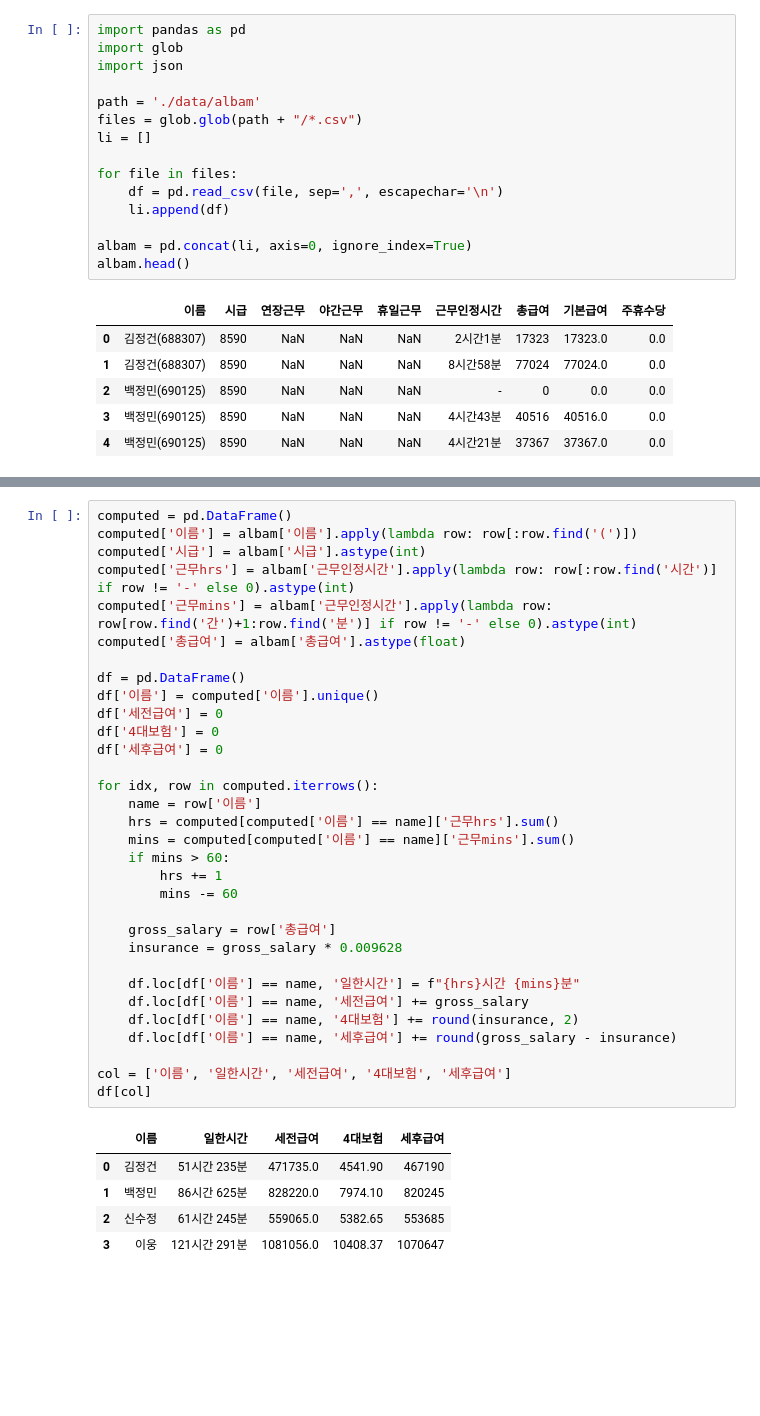
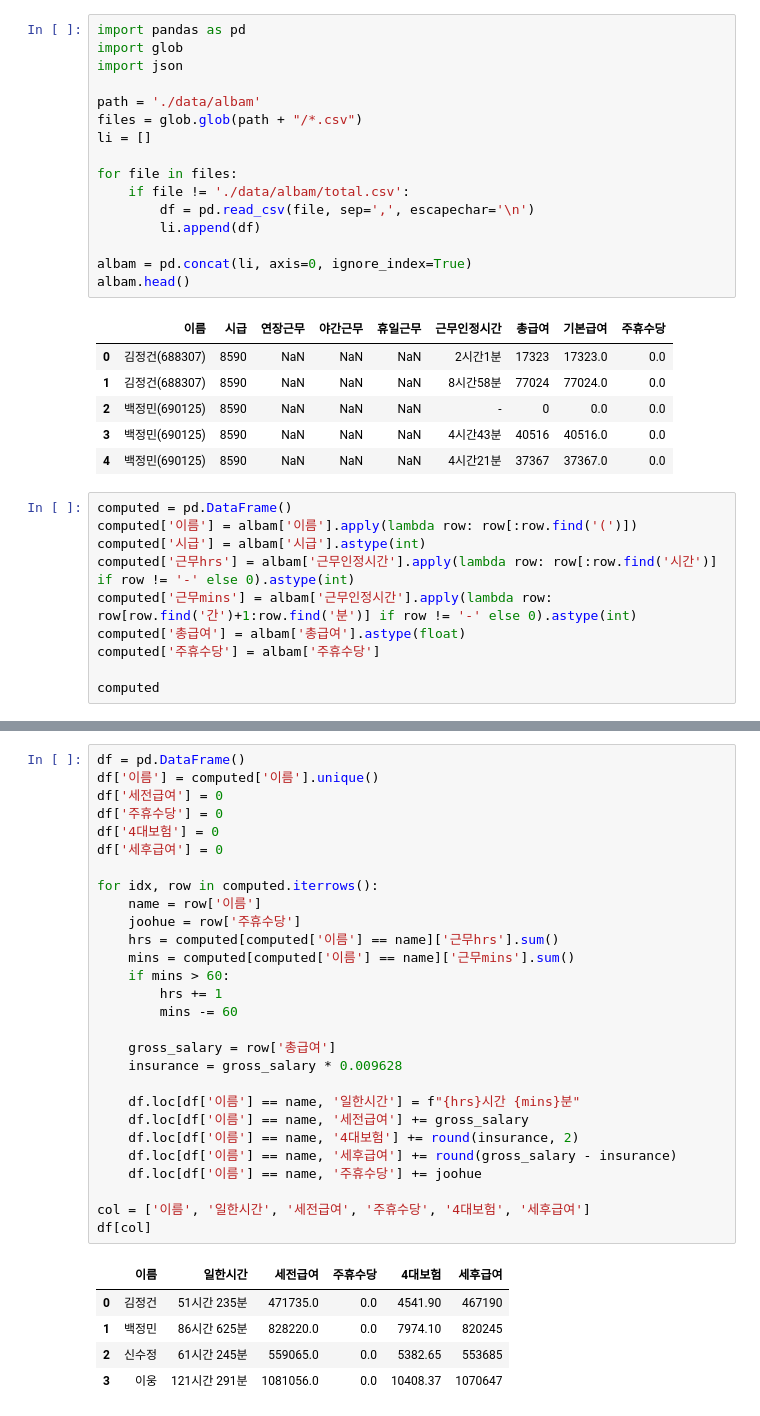
Before and after one commit to imeugeneco/food-delivery, a Jupyter notebook: albam데이터처리.ipynb, the cells around one changed output, grey strips where cells are left out. Cells and saved outputs as stored; diff of their text form; blank space fills up the shorter version.

```diff
--- a/albam데이터처리.ipynb
+++ b/albam데이터처리.ipynb
@@ -8,8 +8,9 @@ files = glob.glob(path + "/*.csv")
 li = []
 
 for file in files:
-    df = pd.read_csv(file, sep=',', escapechar='\n')
-    li.append(df)
+    if file != './data/albam/total.csv':
+        df = pd.read_csv(file, sep=',', escapechar='\n')
+        li.append(df)
 
 albam = pd.concat(li, axis=0, ignore_index=True)
 albam.head()
@@ -20,3 +21,13 @@ albam.head()
 | 2 | 백정민(690125) | 8590 | NaN | NaN | NaN | - | 0 | 0.0 | 0.0 |
 | 3 | 백정민(690125) | 8590 | NaN | NaN | NaN | 4시간43분 | 40516 | 40516.0 | 0.0 |
 | 4 | 백정민(690125) | 8590 | NaN | NaN | NaN | 4시간21분 | 37367 | 37367.0 | 0.0 |
+# %%
+computed = pd.DataFrame()
+computed['이름'] = albam['이름'].apply(lambda row: row[:row.find('(')])
+computed['시급'] = albam['시급'].astype(int)
+computed['근무hrs'] = albam['근무인정시간'].apply(lambda row: row[:row.find('시간')] if row != '-' else 0).astype(int)
+computed['근무mins'] = albam['근무인정시간'].apply(lambda row: row[row.find('간')+1:row.find('분')] if row != '-' else 0).astype(int)
+computed['총급여'] = albam['총급여'].astype(float)
+computed['주휴수당'] = albam['주휴수당']
+
+computed
@@ -23,38 +48,34 @@ albam.head()
 # %%
-computed = pd.DataFrame()
-computed['이름'] = albam['이름'].apply(lambda row: row[:row.find('(')])
-computed['시급'] = albam['시급'].astype(int)
-computed['근무hrs'] = albam['근무인정시간'].apply(lambda row: row[:row.find('시간')] if row != '-' else 0).astype(int)
-computed['근무mins'] = albam['근무인정시간'].apply(lambda row: row[row.find('간')+1:row.find('분')] if row != '-' else 0).astype(int)
-computed['총급여'] = albam['총급여'].astype(float)
-
 df = pd.DataFrame()
 df['이름'] = computed['이름'].unique()
 df['세전급여'] = 0
+df['주휴수당'] = 0
 df['4대보험'] = 0
 df['세후급여'] = 0
 
 for idx, row in computed.iterrows():
     name = row['이름']
+    joohue = row['주휴수당']
     hrs = computed[computed['이름'] == name]['근무hrs'].sum()
     mins = computed[computed['이름'] == name]['근무mins'].sum()
     if mins > 60:
         hrs += 1
         mins -= 60
 
     gross_salary = row['총급여']
     insurance = gross_salary * 0.009628
 
     df.loc[df['이름'] == name, '일한시간'] = f"{hrs}시간 {mins}분"
     df.loc[df['이름'] == name, '세전급여'] += gross_salary
     df.loc[df['이름'] == name, '4대보험'] += round(insurance, 2)
     df.loc[df['이름'] == name, '세후급여'] += round(gross_salary - insurance)
+    df.loc[df['이름'] == name, '주휴수당'] += joohue
 
-col = ['이름', '일한시간', '세전급여', '4대보험', '세후급여']
+col = ['이름', '일한시간', '세전급여', '주휴수당', '4대보험', '세후급여']
 df[col]
 # %% [output]
-|  | 이름 | 일한시간 | 세전급여 | 4대보험 | 세후급여 |
-| 0 | 김정건 | 51시간 235분 | 471735.0 | 4541.90 | 467190 |
-| 1 | 백정민 | 86시간 625분 | 828220.0 | 7974.10 | 820245 |
-| 2 | 신수정 | 61시간 245분 | 559065.0 | 5382.65 | 553685 |
-| 3 | 이웅 | 121시간 291분 | 1081056.0 | 10408.37 | 1070647 |
+|  | 이름 | 일한시간 | 세전급여 | 주휴수당 | 4대보험 | 세후급여 |
+| 0 | 김정건 | 51시간 235분 | 471735.0 | 0.0 | 4541.90 | 467190 |
+| 1 | 백정민 | 86시간 625분 | 828220.0 | 0.0 | 7974.10 | 820245 |
+| 2 | 신수정 | 61시간 245분 | 559065.0 | 0.0 | 5382.65 | 553685 |
+| 3 | 이웅 | 121시간 291분 | 1081056.0 | 0.0 | 10408.37 | 1070647 |
```
Also changed, not shown: parts of 1 cell of this notebook, 3 other files.
